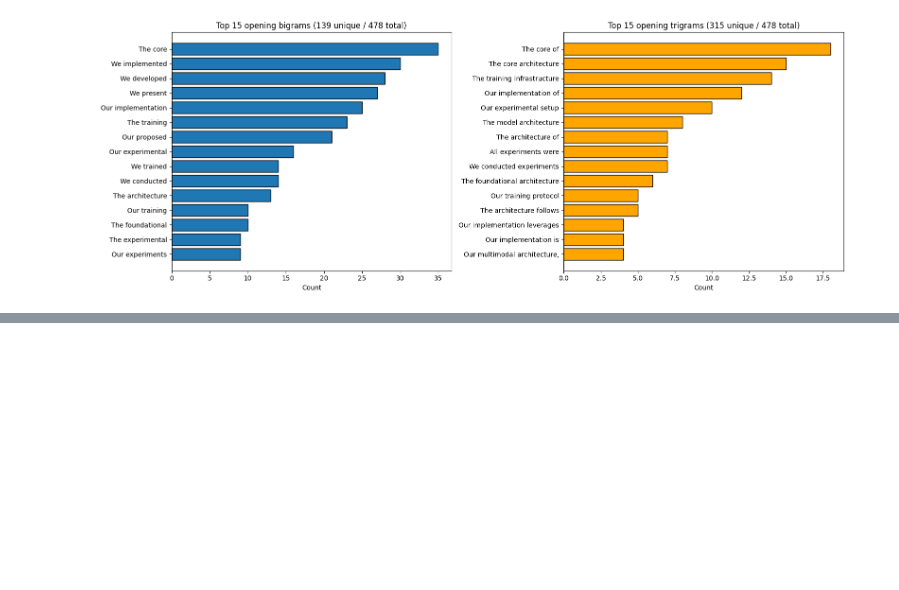
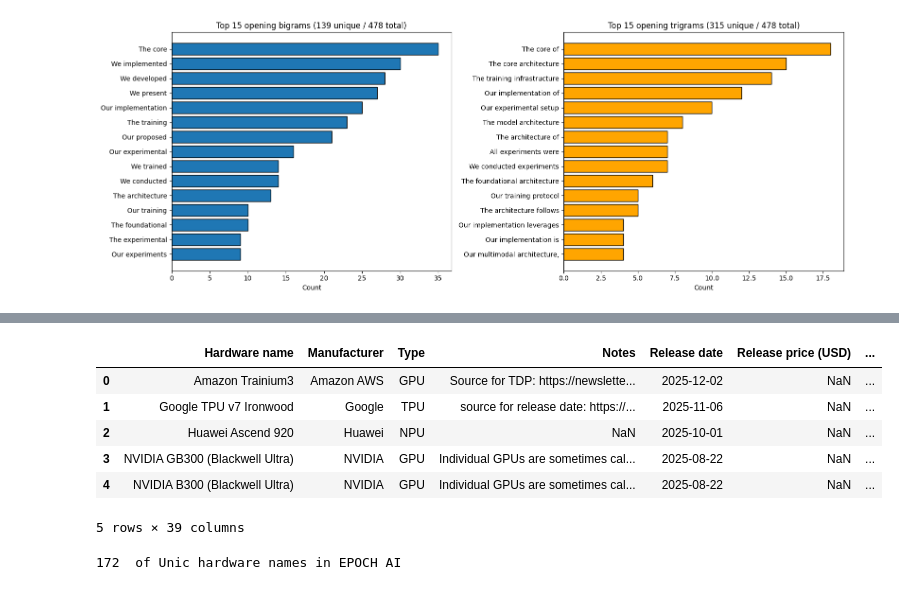
Before and after one commit to Idir6380/TER_GENERATOR, a Jupyter notebook: analysis_improved.ipynb, the cells around one changed output, grey strips where cells are left out. Cells and saved outputs as stored; diff of their text form; code cells hidden in the pictures; blank space fills up the shorter version.

```diff
--- a/analysis_improved.ipynb
+++ b/analysis_improved.ipynb
@@ -637,0 +661,11 @@ plt.show()
+# %%
+hw_db =pd.read_csv("./data/ml_hardware.csv")
+hw_db.head()
+# %% [output]
+|  | Hardware name | Manufacturer | Type | Notes | Release date | Release price (USD) | ... |
+| 0 | Amazon Trainium3 | Amazon AWS | GPU | Source for TDP: https://newslette... | 2025-12-02 | NaN | ... |
+| 1 | Google TPU v7 Ironwood | Google | TPU | source for release date: https://... | 2025-11-06 | NaN | ... |
+| 2 | Huawei Ascend 920 | Huawei | NPU | NaN | 2025-10-01 | NaN | ... |
+| 3 | NVIDIA GB300 (Blackwell Ultra) | NVIDIA | GPU | Individual GPUs are sometimes cal... | 2025-08-22 | NaN | ... |
+| 4 | NVIDIA B300 (Blackwell Ultra) | NVIDIA | GPU | Individual GPUs are sometimes cal... | 2025-08-22 | NaN | ... |
+5 rows × 39 columns
@@ -637,0 +674,4 @@ plt.show()
+# %%
+print(len(hardware_names), ' of Unic hardware names in EPOCH AI')
+# %% [output]
+172  of Unic hardware names in EPOCH AI
```
Also changed, not shown: parts of 33 cells of this notebook, 2 other files.
